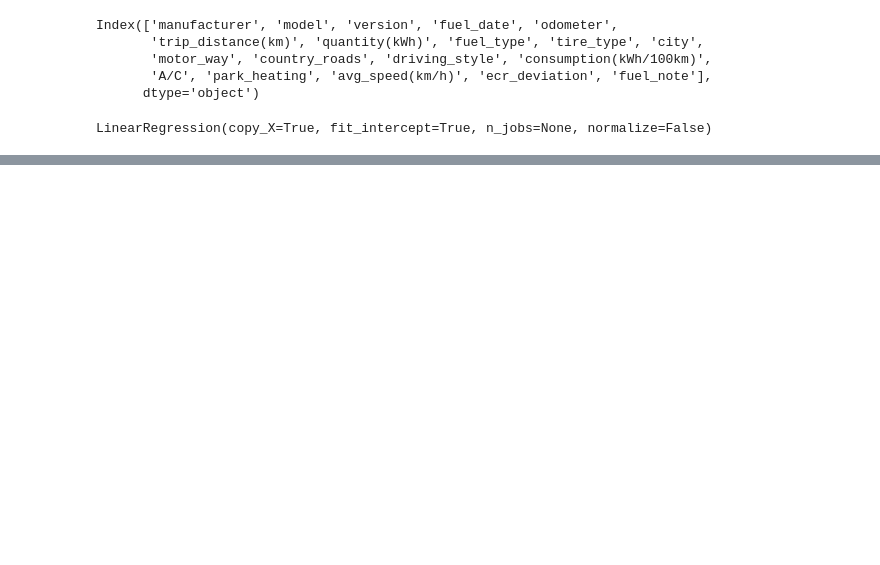
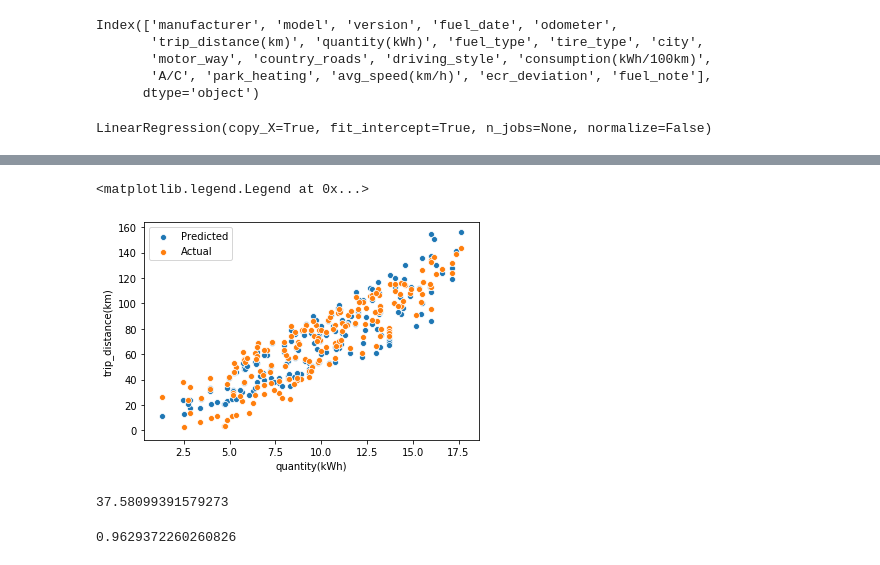
Before and after one commit to Almas-ansari/Ev-range-prediction, a Jupyter notebook: linear_regression.ipynb, the cells around one changed output, grey strips where cells are left out. Saved outputs shown, nothing was run; the diff lists cells and outputs as text; code cells hidden in the pictures; blank space fills up the shorter version.

```diff
--- a/linear_regression.ipynb
+++ b/linear_regression.ipynb
@@ -49,0 +119,8 @@ lr.score(X_test,y_test)
+# %%
+X_enc_dum=data_enc_dum.drop(['fuel_note','manufacturer', 'model', 'version', 'fuel_date', 'odometer',
+       'trip_distance(km)', 'fuel_type'],axis=1)
+Y_enc_dum=data_enc_dum['trip_distance(km)']
+# %%
+X_train_enc_dum,X_test_enc_dum,y_train_enc_dum,y_test_enc_dum=train_test_split(X_enc_dum,Y_enc_dum,random_state=1)
+# %%
+lr.fit(X_train_enc_dum,y_train_enc_dum)
@@ -49,0 +129,2 @@ lr.score(X_test,y_test)
+# %%
+y_pred_enc_dum=lr.predict(X_test_enc_dum)
@@ -49,0 +151,15 @@ lr.score(X_test,y_test)
+# %%
+sns.scatterplot(X_test_enc_dum['quantity(kWh)'],y_test_enc_dum)
+sns.scatterplot(X_test_enc_dum['quantity(kWh)'],y_pred_enc_dum)
+plt.legend(["Predicted","Actual"])
+# %% [output]
+<matplotlib.legend.Legend at 0x...>
+[figure, added]
+# %%
+mse(y_test_enc_dum,y_pred_enc_dum)
+# %% [output]
+37.58099391579273
+# %%
+lr.score(X_test_enc_dum,y_test_enc_dum)
+# %% [output]
+0.9629372260260826
```
Also changed, not shown: parts of 27 cells of this notebook, 9 other files.
